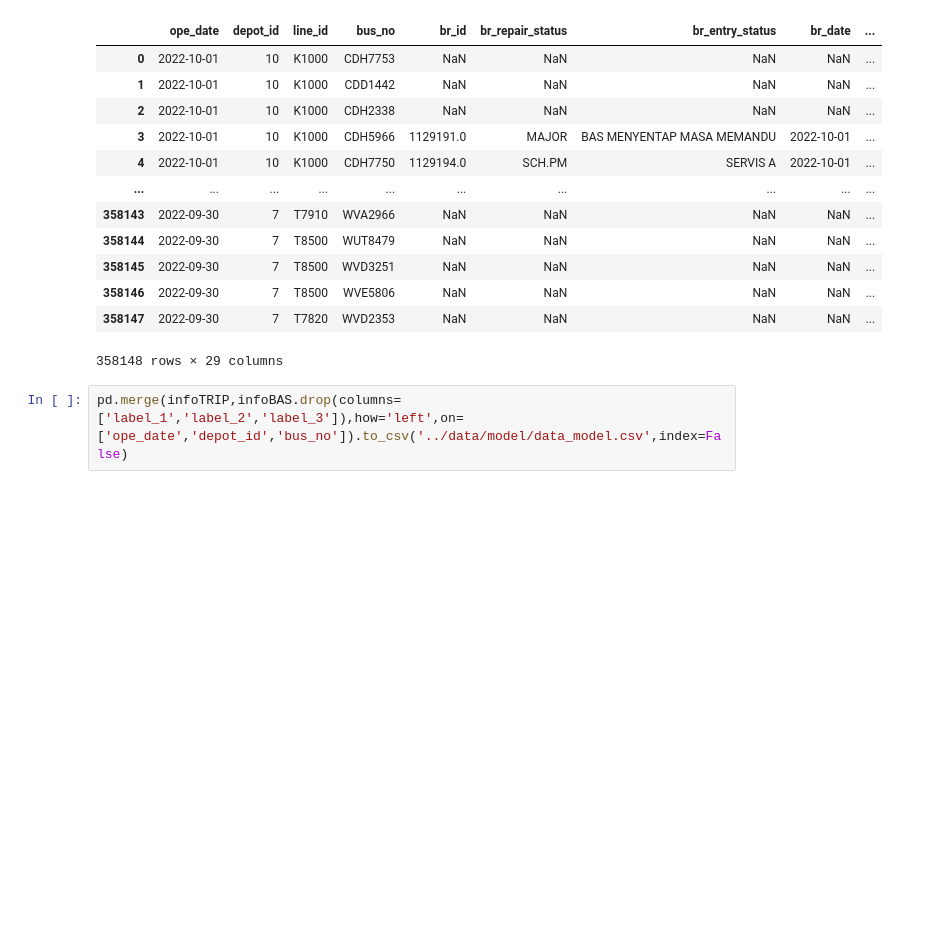
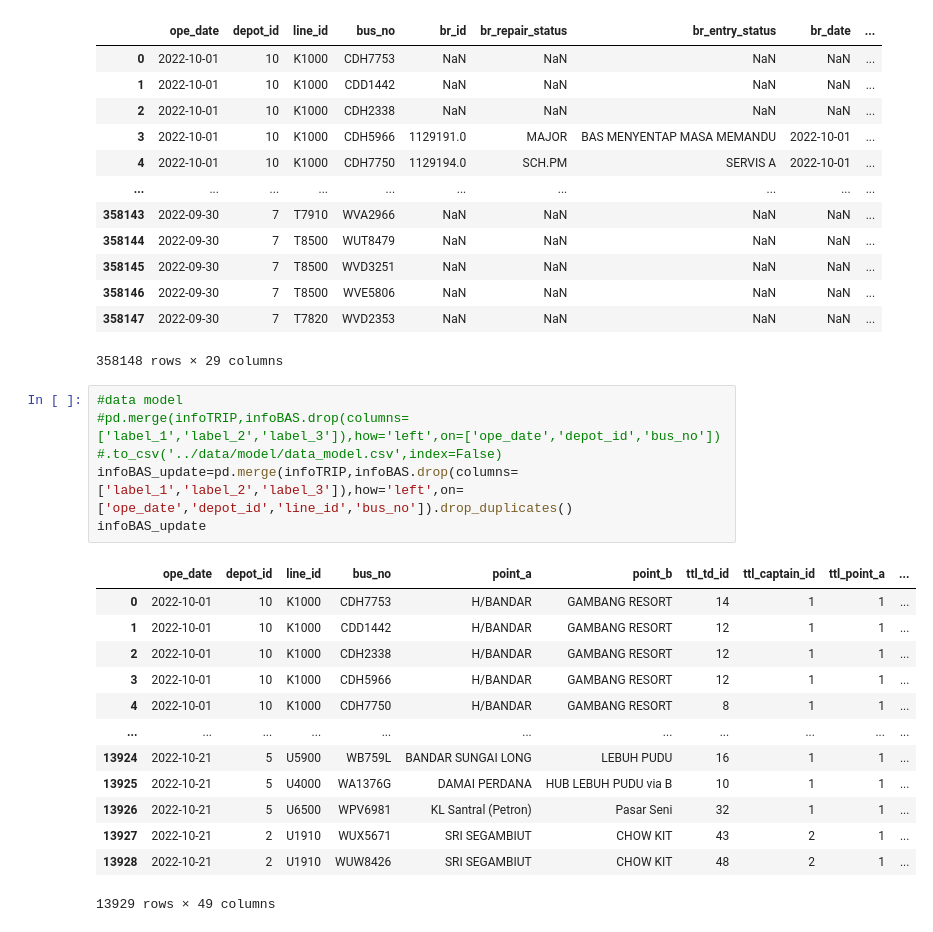
Before and after one commit to izardy/myrapid-backend, a Jupyter notebook: etl/data_modelling.ipynb, the cells around one changed output. Drawn from its saved outputs; the diff is of its cells as text; blank space fills up the shorter version.

```diff
--- a/etl/data_modelling.ipynb
+++ b/etl/data_modelling.ipynb
@@ -36,4 +36,21 @@ infoBAS
 | 358147 | 2022-09-30 | 7 | T7820 | WVD2353 | NaN | NaN | NaN | NaN | ... |
 358148 rows × 29 columns
 # %%
-pd.merge(infoTRIP,infoBAS.drop(columns=['label_1','label_2','label_3']),how='left',on=['ope_date','depot_id','bus_no']).to_csv('../data/model/data_model.csv',index=False)
+#data model
+#pd.merge(infoTRIP,infoBAS.drop(columns=['label_1','label_2','label_3']),how='left',on=['ope_date','depot_id','bus_no']) #.to_csv('../data/model/data_model.csv',index=False)
+infoBAS_update=pd.merge(infoTRIP,infoBAS.drop(columns=['label_1','label_2','label_3']),how='left',on=['ope_date','depot_id','line_id','bus_no']).drop_duplicates()
+infoBAS_update
+# %% [output]
+|  | ope_date | depot_id | line_id | bus_no | point_a | point_b | ttl_td_id | ttl_captain_id | ttl_point_a | ... |
+| 0 | 2022-10-01 | 10 | K1000 | CDH7753 | H/BANDAR | GAMBANG RESORT | 14 | 1 | 1 | ... |
+| 1 | 2022-10-01 | 10 | K1000 | CDD1442 | H/BANDAR | GAMBANG RESORT | 12 | 1 | 1 | ... |
+| 2 | 2022-10-01 | 10 | K1000 | CDH2338 | H/BANDAR | GAMBANG RESORT | 12 | 1 | 1 | ... |
+| 3 | 2022-10-01 | 10 | K1000 | CDH5966 | H/BANDAR | GAMBANG RESORT | 12 | 1 | 1 | ... |
+| 4 | 2022-10-01 | 10 | K1000 | CDH7750 | H/BANDAR | GAMBANG RESORT | 8 | 1 | 1 | ... |
+| ... | ... | ... | ... | ... | ... | ... | ... | ... | ... | ... |
+| 13924 | 2022-10-21 | 5 | U5900 | WB759L | BANDAR SUNGAI LONG | LEBUH PUDU | 16 | 1 | 1 | ... |
+| 13925 | 2022-10-21 | 5 | U4000 | WA1376G | DAMAI PERDANA | HUB LEBUH PUDU via B | 10 | 1 | 1 | ... |
+| 13926 | 2022-10-21 | 5 | U6500 | WPV6981 | KL Santral (Petron) | Pasar Seni | 32 | 1 | 1 | ... |
+| 13927 | 2022-10-21 | 2 | U1910 | WUX5671 | SRI SEGAMBIUT | CHOW KIT | 43 | 2 | 1 | ... |
+| 13928 | 2022-10-21 | 2 | U1910 | WUW8426 | SRI SEGAMBIUT | CHOW KIT | 48 | 2 | 1 | ... |
+13929 rows × 49 columns
```
Also changed, not shown: parts of 1 cell of this notebook, 3 other files.
